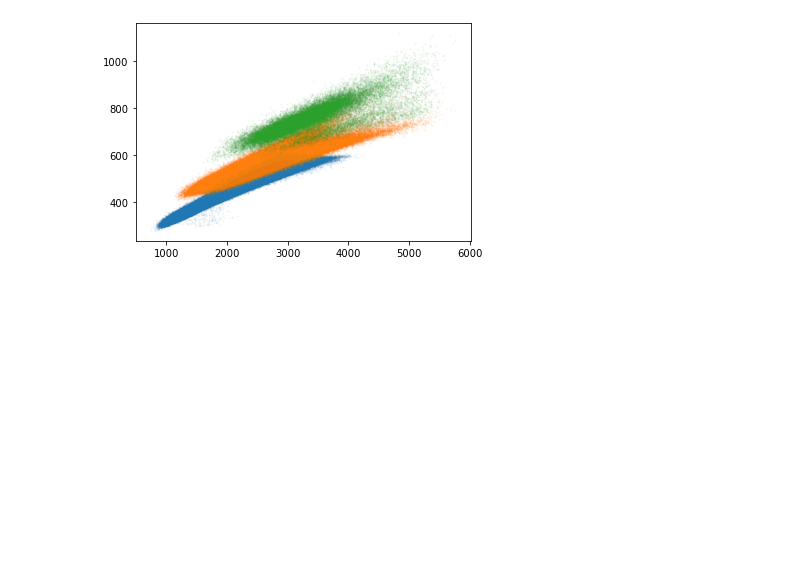
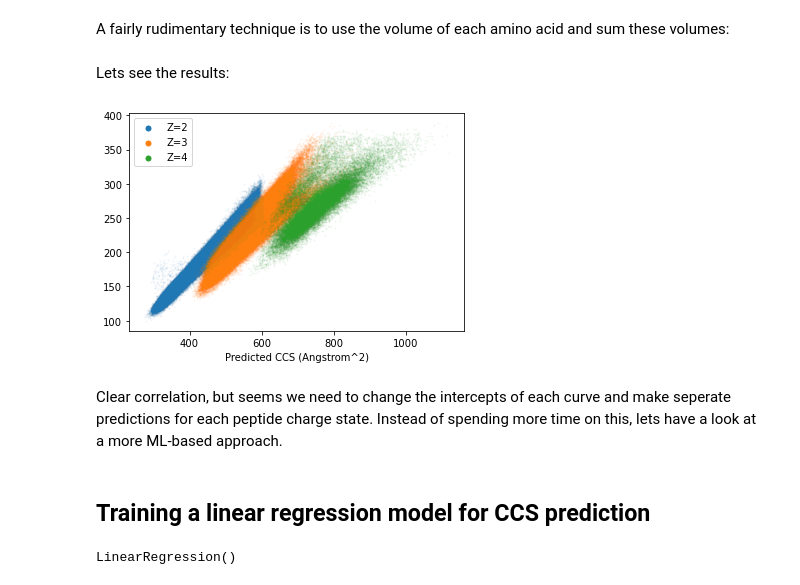
Before and after one commit to magnuspalmblad/IonMobility, a Jupyter notebook: datasets/Meier_IM_CCS/Tutorial.ipynb, the cells around one changed output. Saved outputs shown, nothing was run; the diff lists cells and outputs as text; code cells hidden in the pictures; blank space fills up the shorter version.

```diff
--- a/datasets/Meier_IM_CCS/Tutorial.ipynb
+++ b/datasets/Meier_IM_CCS/Tutorial.ipynb
@@ -40,15 +84,34 @@ X_matrix_count = pd.DataFrame(ccs_df["sequence"].apply(Counter).to_dict()).filln
+# %% [markdown]
+A fairly rudimentary technique is to use the volume of each amino acid and sum these volumes:
 # %%
 def to_predicted_ccs(row):
     vol_sum = sum([vol_dict[k]*v for k,v in row.to_dict().items()])
-    drift = -40.0 + 2.0 * vol_sum / ccs_df.loc[row.index,"Charge"]
+    drift = -40.0 + 2.0 * vol_sum
     ccs_est = 1.209 * vol_sum**(2.0 / 3.0)
 
     return ccs_est
 
 
-ccs_df["predicted_CCS"] = X_matrix_count.apply(to_vol,axis=1)
+ccs_df["predicted_CCS_vol_based"] = X_matrix_count.apply(to_predicted_ccs,axis=1)
+# %% [markdown]
+Lets see the results:
 # %%
 for c in range(2,5):
-    plt.scatter(ccs_df.loc[ccs_df["Charge"]==c,"predicted_CCS"],ccs_df.loc[ccs_df["Charge"]==c,"CCS"],alpha=0.05,s=1)
+    plt.scatter(ccs_df.loc[ccs_df["Charge"]==c,"CCS"],ccs_df.loc[ccs_df["Charge"]==c,"predicted_CCS_vol_based"],alpha=0.05,s=1, label="Z="+str(c))
+
+legend = plt.legend()
+
+for lh in legend.legendHandles:
+    lh.set_sizes([25])
+    lh.set_alpha(1)
+
+plt.xlabel("Observed CCS (Angstrom^2)")
+plt.xlabel("Predicted CCS (Angstrom^2)")
+
+plt.show()
 # %% [output]
-[figure, old version]
+[figure, new version]
+# %% [markdown]
+Clear correlation, but seems we need to change the intercepts of each curve and make seperate predictions for each peptide charge state. Instead of spending more time on this, lets have a look at a more ML-based approach.
+# %% [markdown]
+## Training a linear regression model for CCS prediction
@@ -54,0 +135,20 @@ for c in range(2,5):
+# %%
+linear_model_z2 = LinearRegression()
+linear_model_z2.fit(
+    X=X_matrix_count_train.loc[ccs_df_train["Charge"]==2,:],
+    y=ccs_df_train.loc[ccs_df_train["Charge"]==2,"CCS"]
+)
+
+linear_model_z3 = LinearRegression()
+linear_model_z3.fit(
+    X=X_matrix_count_train.loc[ccs_df_train["Charge"]==3,:],
+    y=ccs_df_train.loc[ccs_df_train["Charge"]==3,"CCS"]
+)
+
+linear_model_z4 = LinearRegression()
+linear_model_z4.fit(
+    X=X_matrix_count_train.loc[ccs_df_train["Charge"]==4,:],
+    y=ccs_df_train.loc[ccs_df_train["Charge"]==4,"CCS"]
+)
+# %% [output]
+LinearRegression()
```
Also changed, not shown: parts of 28 cells of this notebook.
